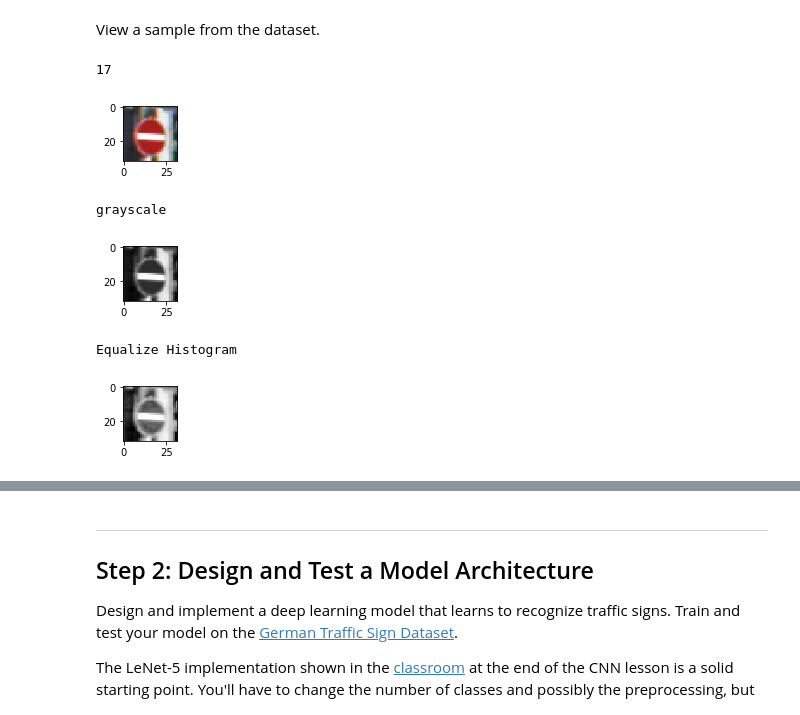
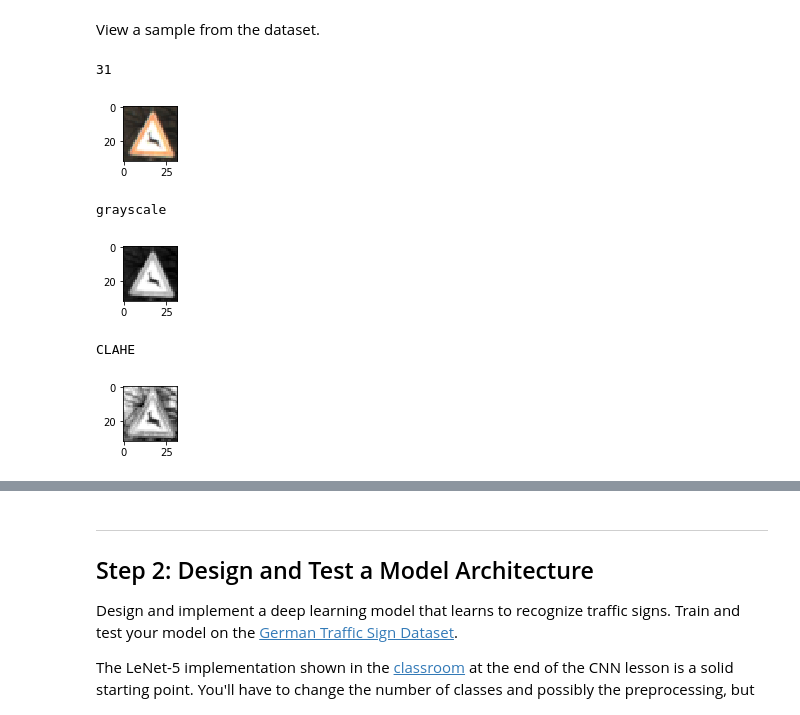
Before and after one commit to AravindaDP/CarND-Traffic-Sign-Classifier-Project, a Jupyter notebook: Traffic_Sign_Classifier.ipynb, the cells around one changed output, grey strips where cells are left out. Saved outputs shown, nothing was run; the diff lists cells and outputs as text; code cells hidden in the pictures.

Commit message:
Data augmentation
Augmented data with flipping images and generating random pertabations of rotation and transform.
CLAHE for normalization step. (With tileGridSize=(4,4))

```diff
--- a/Traffic_Sign_Classifier.ipynb
+++ b/Traffic_Sign_Classifier.ipynb
@@ -104,30 +104,31 @@ View a sample from the dataset.
 # %%
 import random
 import cv2
 
 index = random.randint(0, len(X_train))
 image = X_train[index].squeeze()
 
 plt.figure(figsize=(1,1))
 plt.imshow(image)
 print(y_train[index])
 plt.show()
 
 image = cv2.cvtColor(image, cv2.COLOR_RGB2GRAY)
 plt.figure(figsize=(1,1))
 plt.imshow(image, cmap='gray')
 print('grayscale')
 plt.show()
 
-image = cv2.equalizeHist(image)
+clahe = cv2.createCLAHE(clipLimit=2.0, tileGridSize=(4,4))
+image = clahe.apply(image)
 plt.figure(figsize=(1,1))
 plt.imshow(image, cmap='gray')
-print('Equalize Histogram')
+print('CLAHE')
 plt.show()
 # %% [output]
-17
+31
-[figure, old version]
+[figure, new version]
 grayscale
-[figure, old version]
+[figure, new version]
-Equalize Histogram
+CLAHE
-[figure, old version]
+[figure, new version]
```
Also changed, not shown: parts of 12 cells of this notebook, 3 other files.
